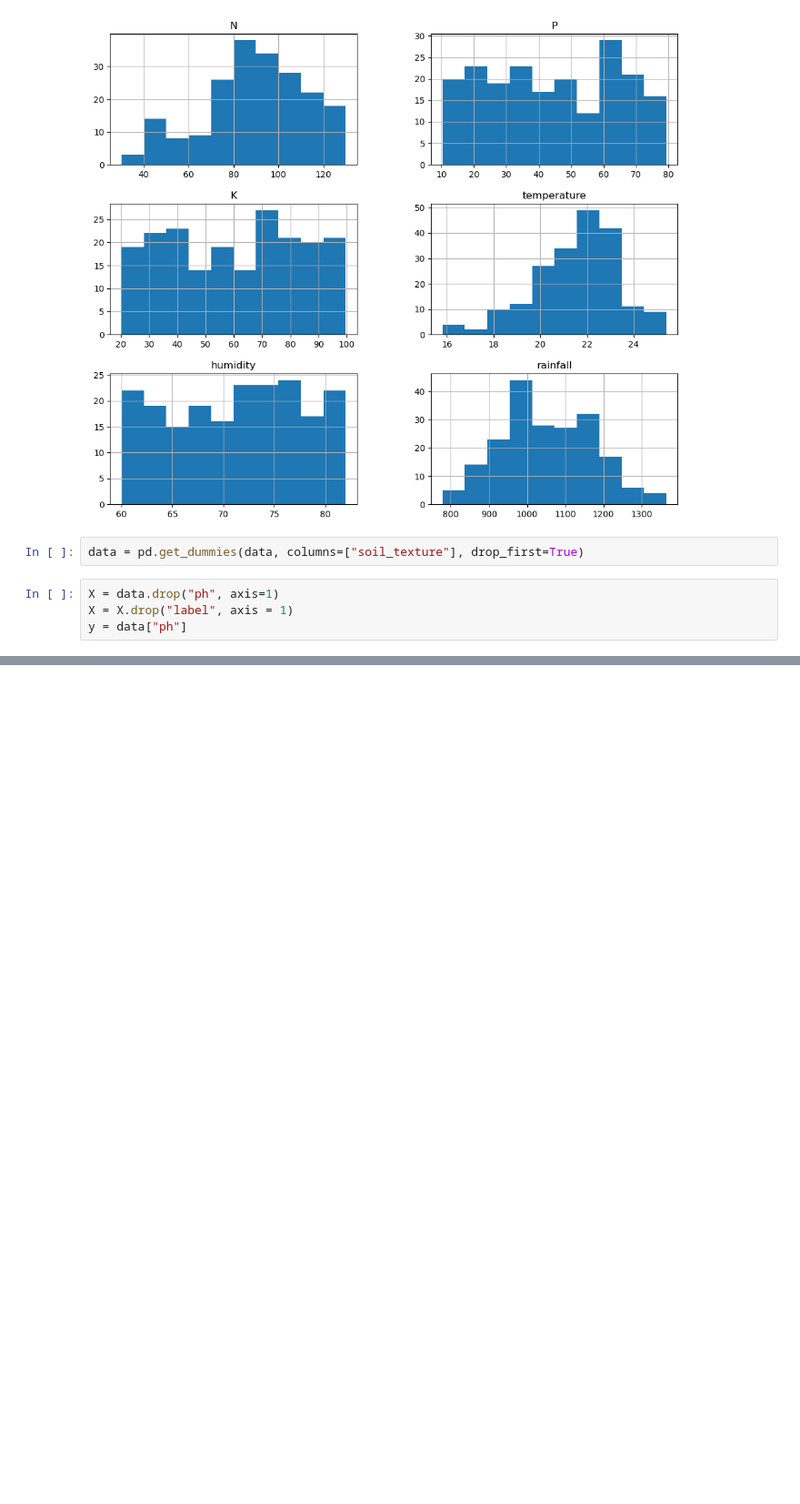
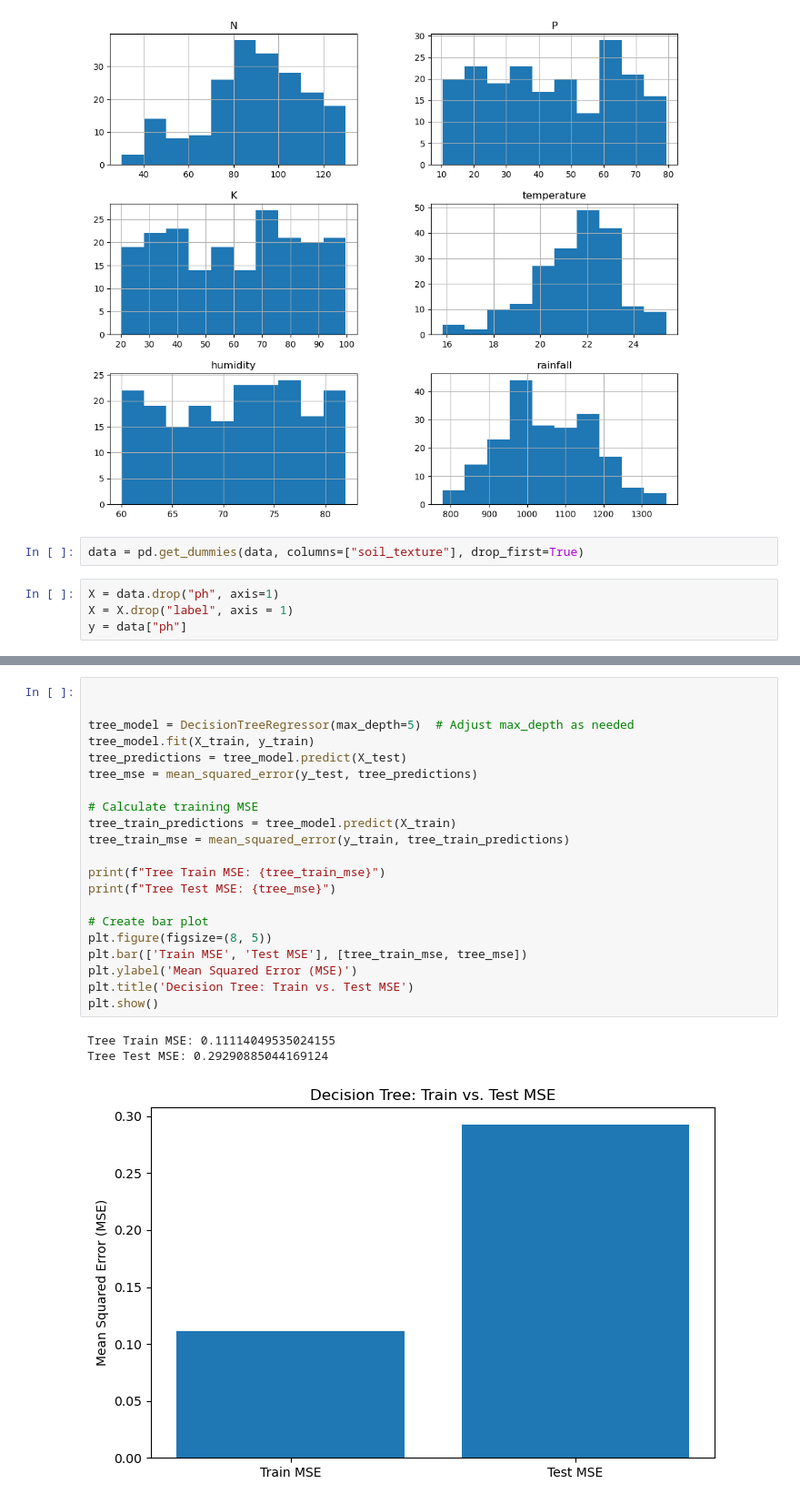
Before and after one commit to Gakwaya011/linear_regression_model, a Jupyter notebook: summative/linear_regression/multivariate.ipynb, the cells around one changed output, grey strips where cells are left out. Shown: that part at 91% size. Saved outputs shown, nothing was run; the diff lists cells and outputs as text; blank space fills up the shorter version.

```diff
--- a/summative/linear_regression/multivariate.ipynb
+++ b/summative/linear_regression/multivariate.ipynb
@@ -123,0 +111,25 @@ Forest MSE: 0.23400738125
+# %%
+
+
+tree_model = DecisionTreeRegressor(max_depth=5)  # Adjust max_depth as needed
+tree_model.fit(X_train, y_train)
+tree_predictions = tree_model.predict(X_test)
+tree_mse = mean_squared_error(y_test, tree_predictions)
+
+# Calculate training MSE
+tree_train_predictions = tree_model.predict(X_train)
+tree_train_mse = mean_squared_error(y_train, tree_train_predictions)
+
+print(f"Tree Train MSE: {tree_train_mse}")
+print(f"Tree Test MSE: {tree_mse}")
+
+# Create bar plot
+plt.figure(figsize=(8, 5))
+plt.bar(['Train MSE', 'Test MSE'], [tree_train_mse, tree_mse])
+plt.ylabel('Mean Squared Error (MSE)')
+plt.title('Decision Tree: Train vs. Test MSE')
+plt.show()
+# %% [output]
+Tree Train MSE: 0.11114049535024155
+Tree Test MSE: 0.29290885044169124
+[figure, added]
```
Also changed, not shown: parts of 9 cells of this notebook, 3 other files.
